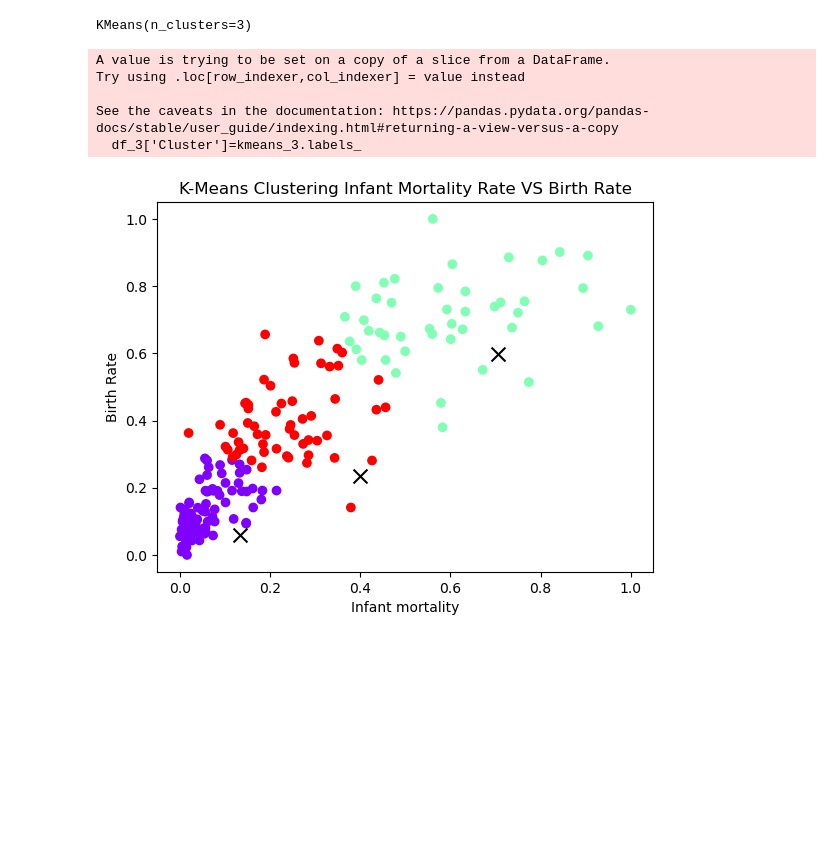
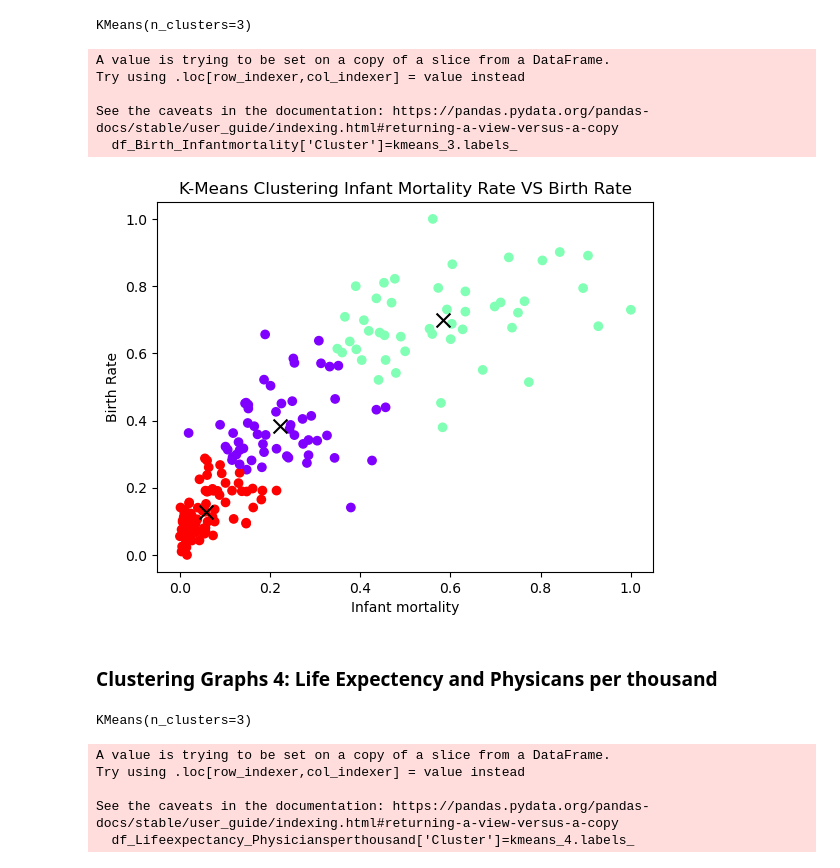
Before and after one commit to toyosi11/0.ProjectDataMiningFall2023, a Jupyter notebook: DataMiningProjFall2023.ipynb, the cells around one changed output. Drawn from its saved outputs; the diff is of its cells as text; code cells hidden in the pictures; blank space fills up the shorter version.

```diff
--- a/DataMiningProjFall2023.ipynb
+++ b/DataMiningProjFall2023.ipynb
@@ -771,3 +766,2 @@ plt.show()
 # %%
-df_3=df[['Birth Rate','Infant mortality']]
-df_3
+df_Birth_Infantmortality=df[['Birth Rate','Infant mortality']]
@@ -801,25 +769,25 @@ memory usage: 3.0 KB
 k=3
 kmeans_3=KMeans(n_clusters=k)
 # %%
-kmeans_3.fit(df_3)
+kmeans_3.fit(df_Birth_Infantmortality)
 # %% [output]
 KMeans(n_clusters=3)
 # %%
-df_3['Cluster']=kmeans_3.labels_
+df_Birth_Infantmortality['Cluster']=kmeans_3.labels_
 # %% [output]
 A value is trying to be set on a copy of a slice from a DataFrame.
 Try using .loc[row_indexer,col_indexer] = value instead
 
 See the caveats in the documentation: https://pandas.pydata.org/pandas-docs/stable/user_guide/indexing.html#returning-a-view-versus-a-copy
-  df_3['Cluster']=kmeans_3.labels_
+  df_Birth_Infantmortality['Cluster']=kmeans_3.labels_
 # %%
 centroids_3= kmeans_3.cluster_centers_
 # %%
-plt.scatter(df_3['Infant mortality'], df_3['Birth Rate'], c=df_3['Cluster'], cmap='rainbow')
-plt.scatter(centroids_3[:, 0], centroids_3[:, 1], c='black', marker='x', s=100, label='Centroids_3')
+plt.scatter(df_Birth_Infantmortality['Infant mortality'], df_Birth_Infantmortality['Birth Rate'], c=df_Birth_Infantmortality['Cluster'], cmap='rainbow')
+plt.scatter( centroids_3[:, 1],centroids_3[:, 0], c='black', marker='x', s=100, label='Centroids_3')
 plt.xlabel('Infant mortality')
 plt.ylabel('Birth Rate')
 plt.title('K-Means Clustering Infant Mortality Rate VS Birth Rate')
 plt.show()
 # %% [output]
-[figure, old version]
+[figure, new version]
@@ -827,0 +794,2 @@ plt.show()
+# %% [markdown]
+### Clustering Graphs 4:   Life Expectency and Physicans per thousand
@@ -827,0 +801,12 @@ plt.show()
+# %%
+kmeans_4.fit(df_Lifeexpectancy_Physiciansperthousand)
+# %% [output]
+KMeans(n_clusters=3)
+# %%
+df_Lifeexpectancy_Physiciansperthousand['Cluster']=kmeans_4.labels_
+# %% [output]
+A value is trying to be set on a copy of a slice from a DataFrame.
+Try using .loc[row_indexer,col_indexer] = value instead
+
+See the caveats in the documentation: https://pandas.pydata.org/pandas-docs/stable/user_guide/indexing.html#returning-a-view-versus-a-copy
+  df_Lifeexpectancy_Physiciansperthousand['Cluster']=kmeans_4.labels_
```
Also changed, not shown: parts of 37 cells of this notebook, 2 other files.
